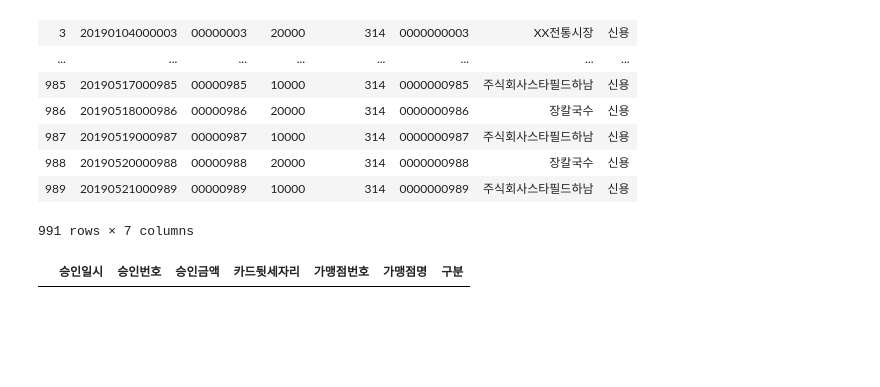
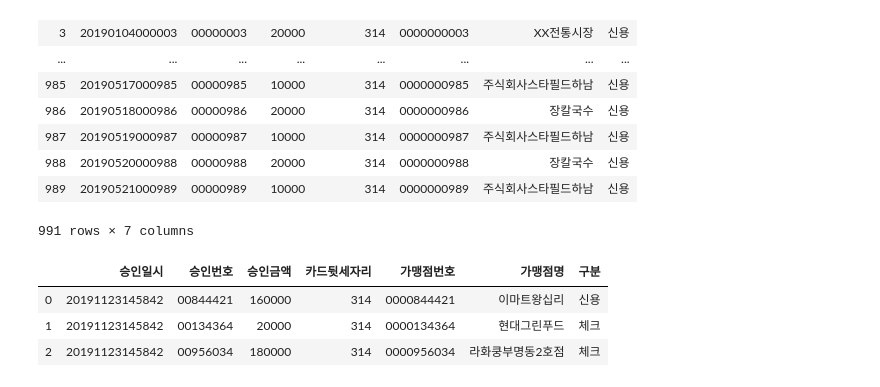
Before and after one commit to thjeong/hack2019, a Jupyter notebook: Untitled.ipynb, the cells around one changed output. Drawn from its saved outputs; the diff is of its cells as text; code cells hidden in the pictures; blank space fills up the shorter version.

```diff
--- a/Untitled.ipynb
+++ b/Untitled.ipynb
@@ -700,0 +675,17 @@ crd_card_df['구분'] = '신용'
+# %%
+userid='user2'
+stt_date = '20190101'
+end_date = '20191122'
+crd_card_df = shcSearchUseforDomestic(stt_date, end_date, debitTF=0)
+input_aprvamt = int(crd_card_df['승인금액'][0])
+cardno = crd_card_df['카드뒷세자리'][0]
+crd_card_df = pd.concat([crd_card_df, genSHCTrans(userid, input_aprvamt, cardno, stt_date, end_date)])
+
+deb_card_df = shcSearchUseforDomestic(stt_date, end_date, debitTF=1)
+input_aprvamt = int(deb_card_df['승인금액'][0])
+cardno = deb_card_df['카드뒷세자리'][0]
+deb_card_df = pd.concat([deb_card_df, genSHDTrans(userid, input_aprvamt, cardno, stt_date, end_date)])
+
+crd_card_df['구분'] = '신용'
+deb_card_df['구분'] = '체크'
+card_df = pd.concat([crd_card_df, deb_card_df]).sort_values('승인일시', ascending=False).reset_index(drop=True)
@@ -715,6 +733,9 @@ crd_card_df
 | 989 | 20190521000989 | 00000989 | 10000 | 314 | 0000000989 | 주식회사스타필드하남 | 신용 |
 991 rows × 7 columns
 # %%
-genAdditionalSHCTrans(input_aprvamt, cardno, 0)
+genAdditionalSHCTrans(input_aprvamt, cardno, 3).sort_values('승인일시',ascending=False)
 # %% [output]
 |  | 승인일시 | 승인번호 | 승인금액 | 카드뒷세자리 | 가맹점번호 | 가맹점명 | 구분 |
+| 0 | 20191123145842 | 00844421 | 160000 | 314 | 0000844421 | 이마트왕십리 | 신용 |
+| 1 | 20191123145842 | 00134364 | 20000 | 314 | 0000134364 | 현대그린푸드 | 체크 |
+| 2 | 20191123145842 | 00956034 | 180000 | 314 | 0000956034 | 라화쿵부명동2호점 | 체크 |
```
Also changed, not shown: parts of 6 cells of this notebook, 2 other files.
